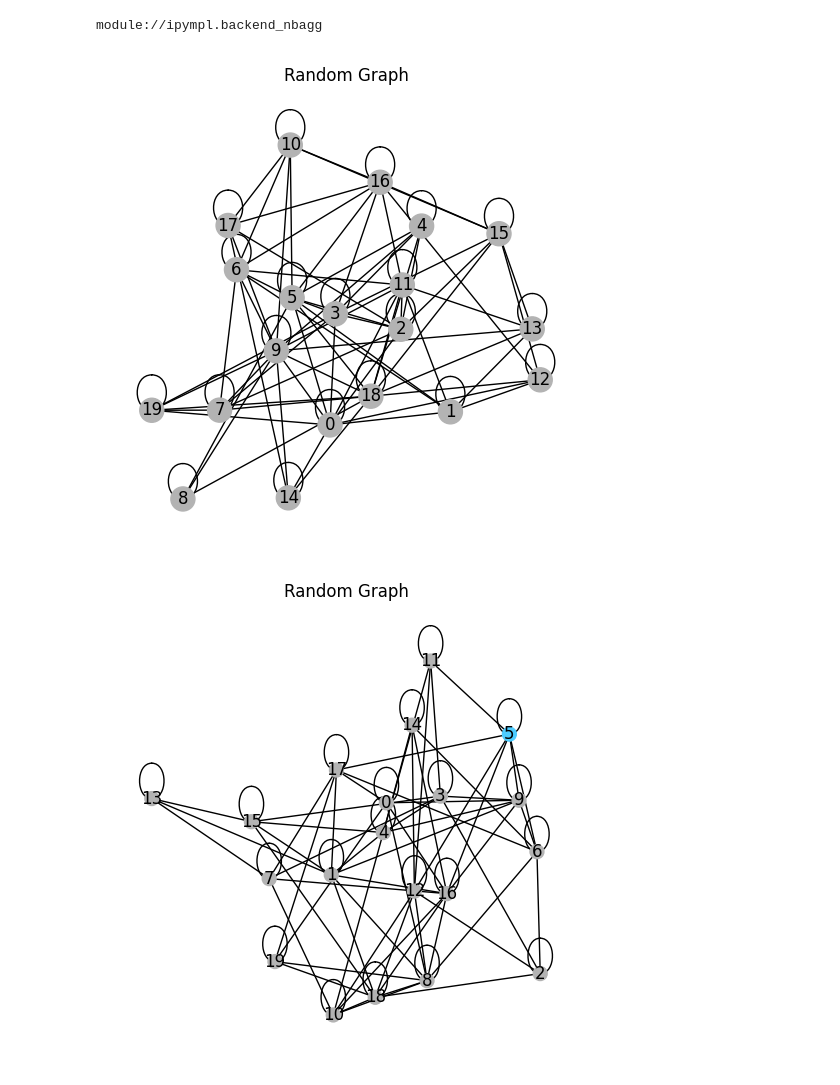
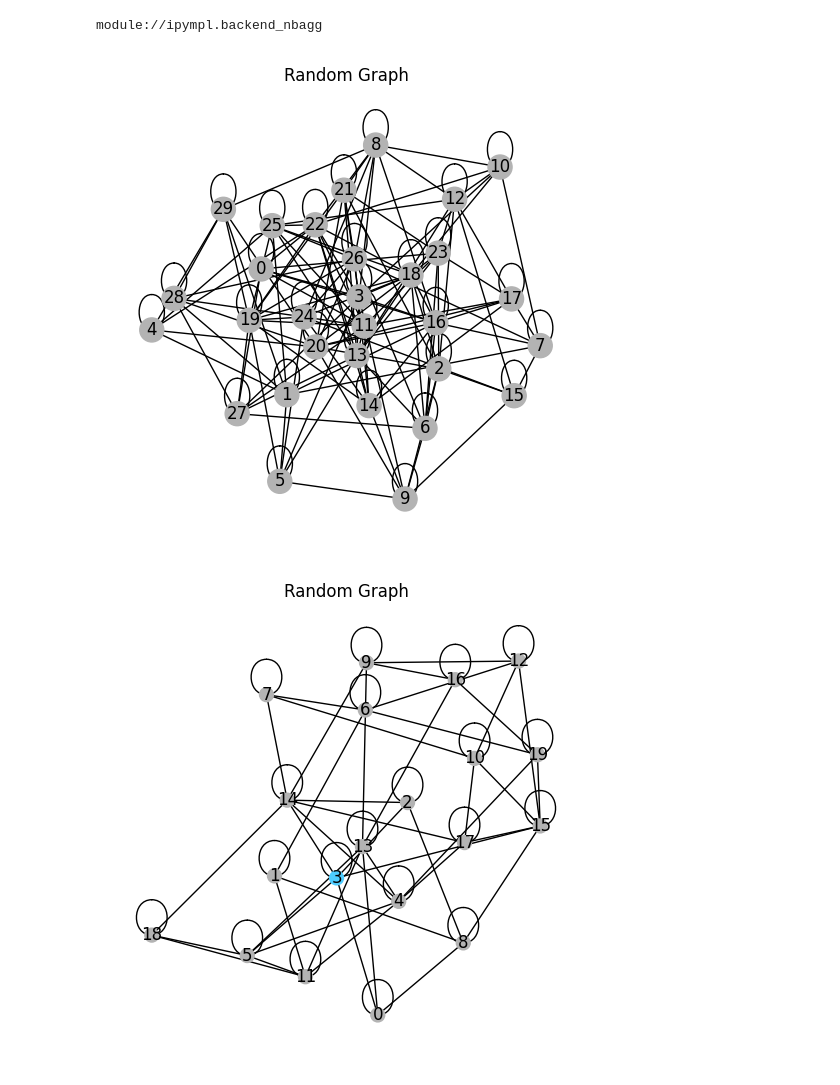
Before and after one commit to StewartChicken/NeuralAlgs, a Jupyter notebook: graph.ipynb, the cells around one changed output. Drawn from its saved outputs; the diff is of its cells as text; code cells hidden in the pictures.

```diff
--- a/graph.ipynb
+++ b/graph.ipynb
@@ -220,12 +220,12 @@ def visualize_graph_bfs(A, layout="spring", k=1.0, base_color=(0.7, 0.7, 0.7), n
 
     plt.show()
 # %%
-A = gen_graph_adj(20, 0.3)
+A = gen_graph_adj(30, .3)
 
 # k is the optimal distance between nodes
 visualize_graph_bfs(A, k=1.0, node_size=300)
 # %% [output]
-[figure, old version]
+[figure, new version]
 # %%
 # == What we have done so far: ==
 # Graph generator (Erdos-Renyi)
@@ -420,4 +420,4 @@ H = np.stack([h_0, h_1, h_2, h_3, h_4], axis=0)
 # %%
 visualize_primitive_MP(B, H)
 # %% [output]
-[figure, old version]
+[figure, new version]
```
Also changed, not shown: 2 other files.
